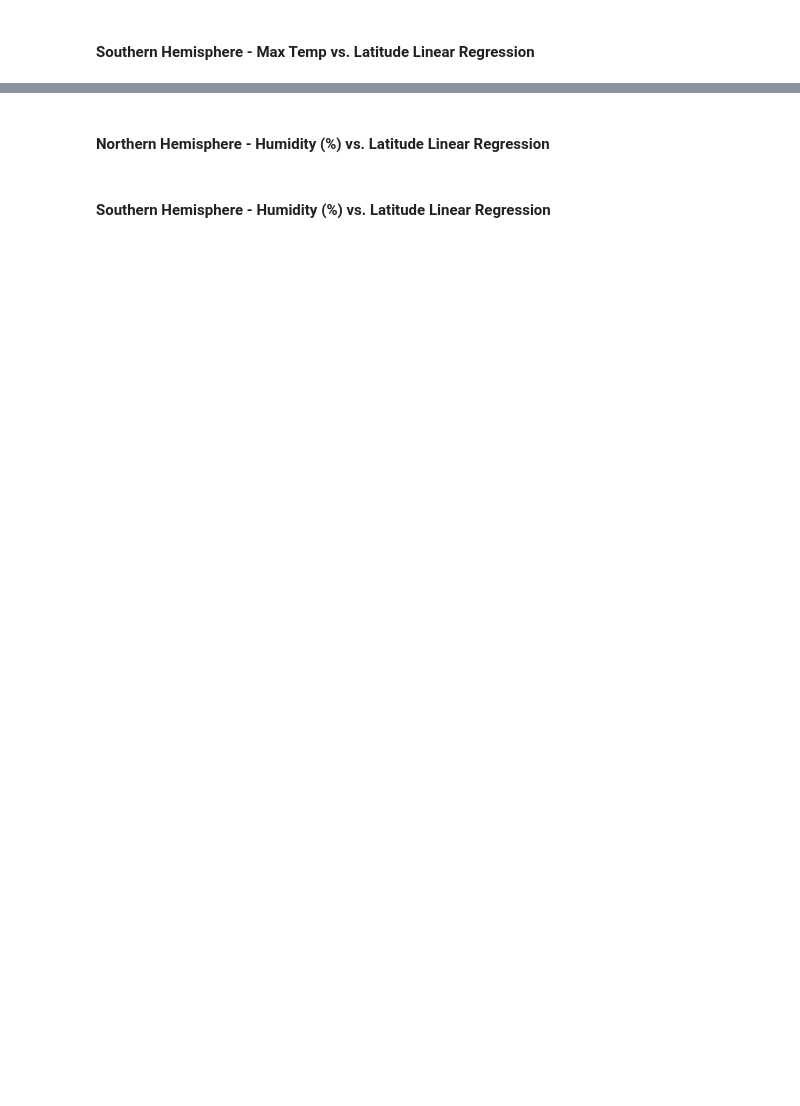
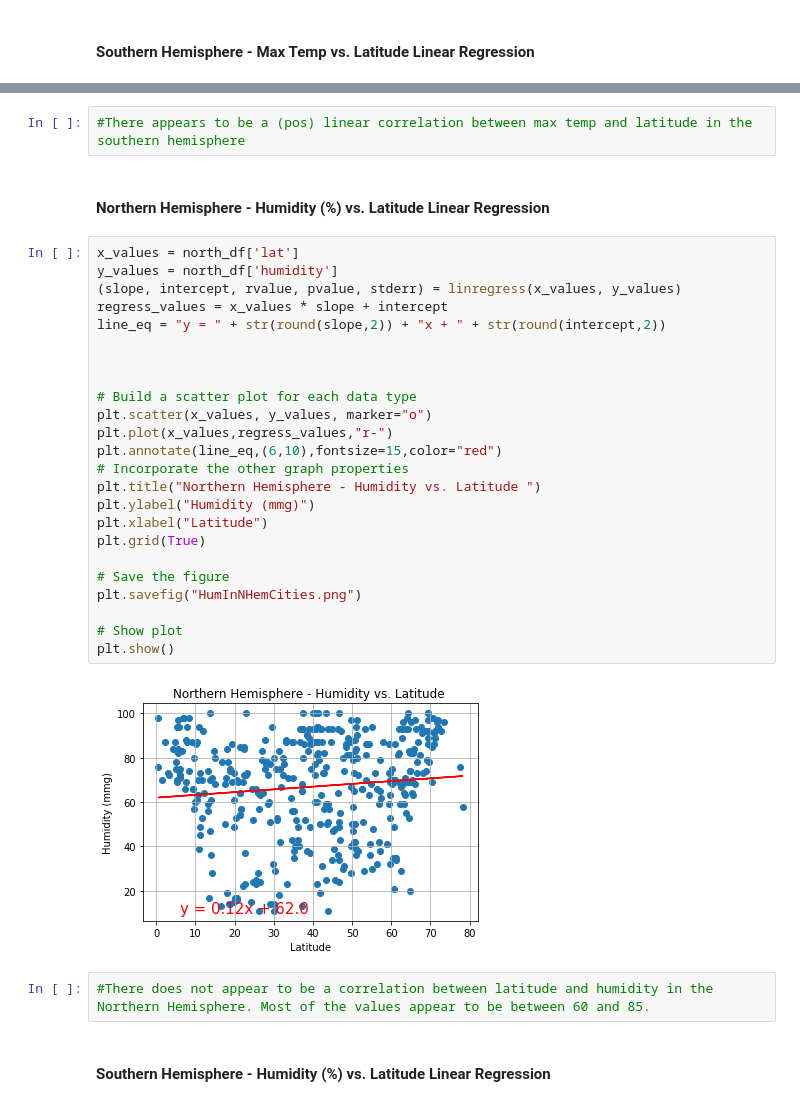
Before and after one commit to jdilligard/SMU_Homework, a Jupyter notebook: 06-Python-APIs/Instructions/starter_code/WeatherPy/WeatherPy.ipynb, the cells around one changed output, grey strips where cells are left out. Saved outputs shown, nothing was run; the diff lists cells and outputs as text; blank space fills up the shorter version.

```diff
--- a/06-Python-APIs/Instructions/starter_code/WeatherPy/WeatherPy.ipynb
+++ b/06-Python-APIs/Instructions/starter_code/WeatherPy/WeatherPy.ipynb
@@ -402,4 +458,34 @@ plt.show()
+# %%
+#There appears to be a (pos) linear correlation between max temp and latitude in the southern hemisphere
 # %% [markdown]
 ####  Northern Hemisphere - Humidity (%) vs. Latitude Linear Regression
+# %%
+x_values = north_df['lat']
+y_values = north_df['humidity']
+(slope, intercept, rvalue, pvalue, stderr) = linregress(x_values, y_values)
+regress_values = x_values * slope + intercept
+line_eq = "y = " + str(round(slope,2)) + "x + " + str(round(intercept,2))
+
+
+
+# Build a scatter plot for each data type
+plt.scatter(x_values, y_values, marker="o")
+plt.plot(x_values,regress_values,"r-")
+plt.annotate(line_eq,(6,10),fontsize=15,color="red")
+# Incorporate the other graph properties
+plt.title("Northern Hemisphere - Humidity vs. Latitude ")
+plt.ylabel("Humidity (mmg)")
+plt.xlabel("Latitude")
+plt.grid(True)
+
+# Save the figure
+plt.savefig("HumInNHemCities.png")
+
+# Show plot
+plt.show()
+# %% [output]
+[figure, added]
+# %%
+#There does not appear to be a correlation between latitude and humidity in the Northern Hemisphere. Most of the values appear to be between 60 and 85.
 # %% [markdown]
 ####  Southern Hemisphere - Humidity (%) vs. Latitude Linear Regression
```
Also changed, not shown: parts of 31 cells of this notebook, 28 other files.
